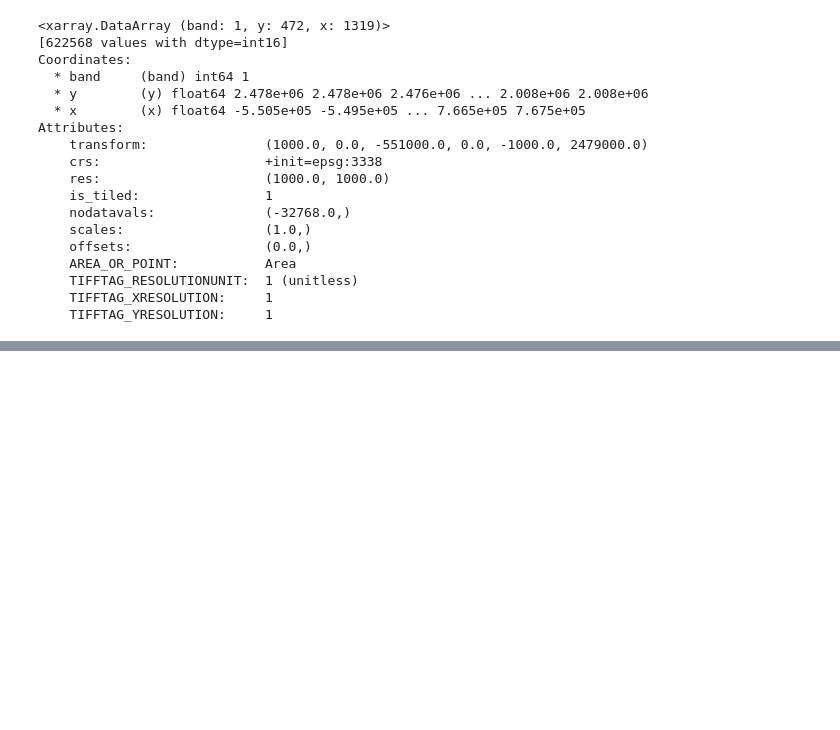
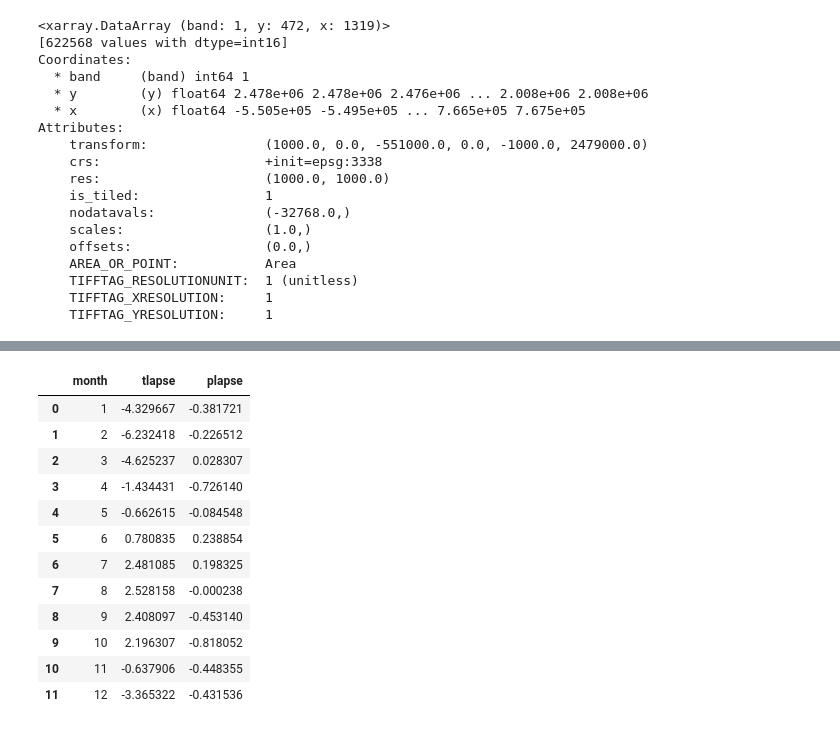
Before and after one commit to NPRB/02_preprocess_python, a Jupyter notebook: 03_GEE_lapserates.ipynb, the cells around one changed output, grey strips where cells are left out. Drawn from its saved outputs; the diff is of its cells as text; code cells hidden in the pictures; blank space fills up the shorter version.

```diff
--- a/03_GEE_lapserates.ipynb
+++ b/03_GEE_lapserates.ipynb
@@ -284,5 +351,0 @@ dem.where(dem>0).plot()
-# %%
-month = str(1)
-INfile = dataPath+'clim/'+domain+'_tmp_'+month+'.tif'
-da = xr.open_rasterio(INfile)
-da
@@ -484,0 +425,27 @@ geemap.ee_export_image(dectemp, filename=filename, scale=sm_resolution, region=m
+# %%
+# compute monthly precip lapse rates
+plapse = []
+for mo in months:
+    month = str(mo)
+    INfile = dataPath+'clim/'+domain+'_ppt_'+month+'.tif'
+    dap = xr.open_rasterio(INfile)
+    # mask out ocean in dem
+    # div by 1000 to make deg / km
+    demmask = dem.where(dem>0).values/1000
+    # this one is a bit tricky. Essentially, Liston uses something like
+    # Thornton, 1997 (https://doi.org/10.1016/S0022-1694(96)03128-9).
+    # There, we have:
+    # (p1-p2)/(p1+p2)=alpha(z1-z2), where alpha is the precip
+    # correction factor. This equation is basically:
+    # 1/(2p) * dp/dz = alpha. This is equivalent to:
+    # ln(p) = beta + 2 * alpha * z, where beta is a constant of
+    # integration. So, we apply a linear fit to this to find alpha.
+    pdata = np.log(dap,where=True)/2
+    # mask out ocean in climatology data
+    dapmask = pdata.where(dem>0).values
+    idx = np.isfinite(demmask) & np.isfinite(dapmask)
+    # compute polynomial coefficient
+    p = np.polyfit(demmask[idx], dapmask[idx], 1)
+    #use neg to make a pos number. See micromet.f for explanation
+    plapse.append(p[0])
+    print(month,p[0])
@@ -484,0 +465,19 @@ geemap.ee_export_image(dectemp, filename=filename, scale=sm_resolution, region=m
+# %%
+months = np.arange(1,13).tolist()
+df = pd.DataFrame(list(zip(months,tlapse,plapse)),
+                  columns =['month','tlapse','plapse'])
+df
+# %% [output]
+|  | month | tlapse | plapse |
+| 0 | 1 | -4.329667 | -0.381721 |
+| 1 | 2 | -6.232418 | -0.226512 |
+| 2 | 3 | -4.625237 | 0.028307 |
+| 3 | 4 | -1.434431 | -0.726140 |
+| 4 | 5 | -0.662615 | -0.084548 |
+| 5 | 6 | 0.780835 | 0.238854 |
+| 6 | 7 | 2.481085 | 0.198325 |
+| 7 | 8 | 2.528158 | -0.000238 |
+| 8 | 9 | 2.408097 | -0.453140 |
+| 9 | 10 | 2.196307 | -0.818052 |
+| 10 | 11 | -0.637906 | -0.448355 |
+| 11 | 12 | -3.365322 | -0.431536 |
```
Also changed, not shown: parts of 14 cells of this notebook.
